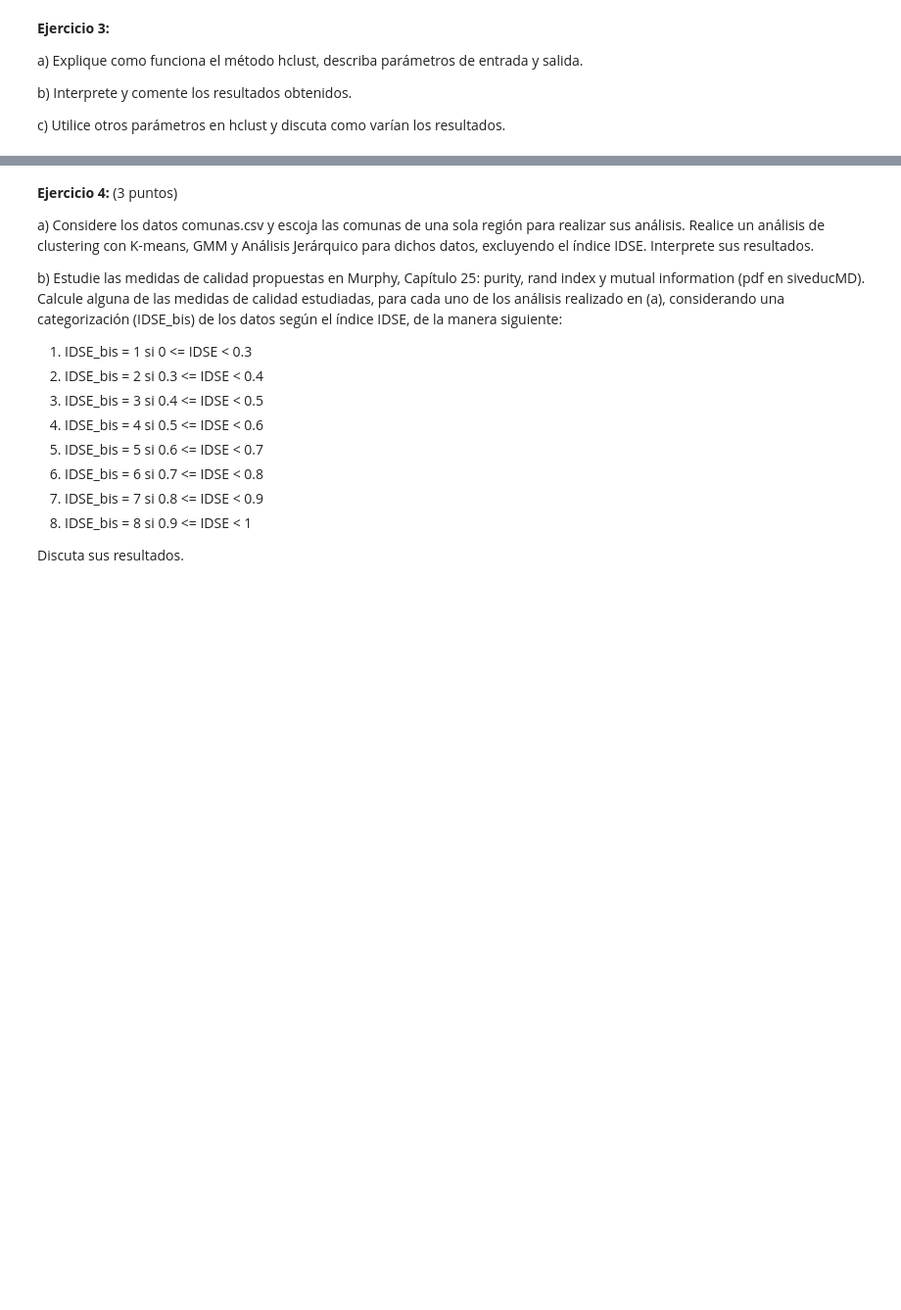
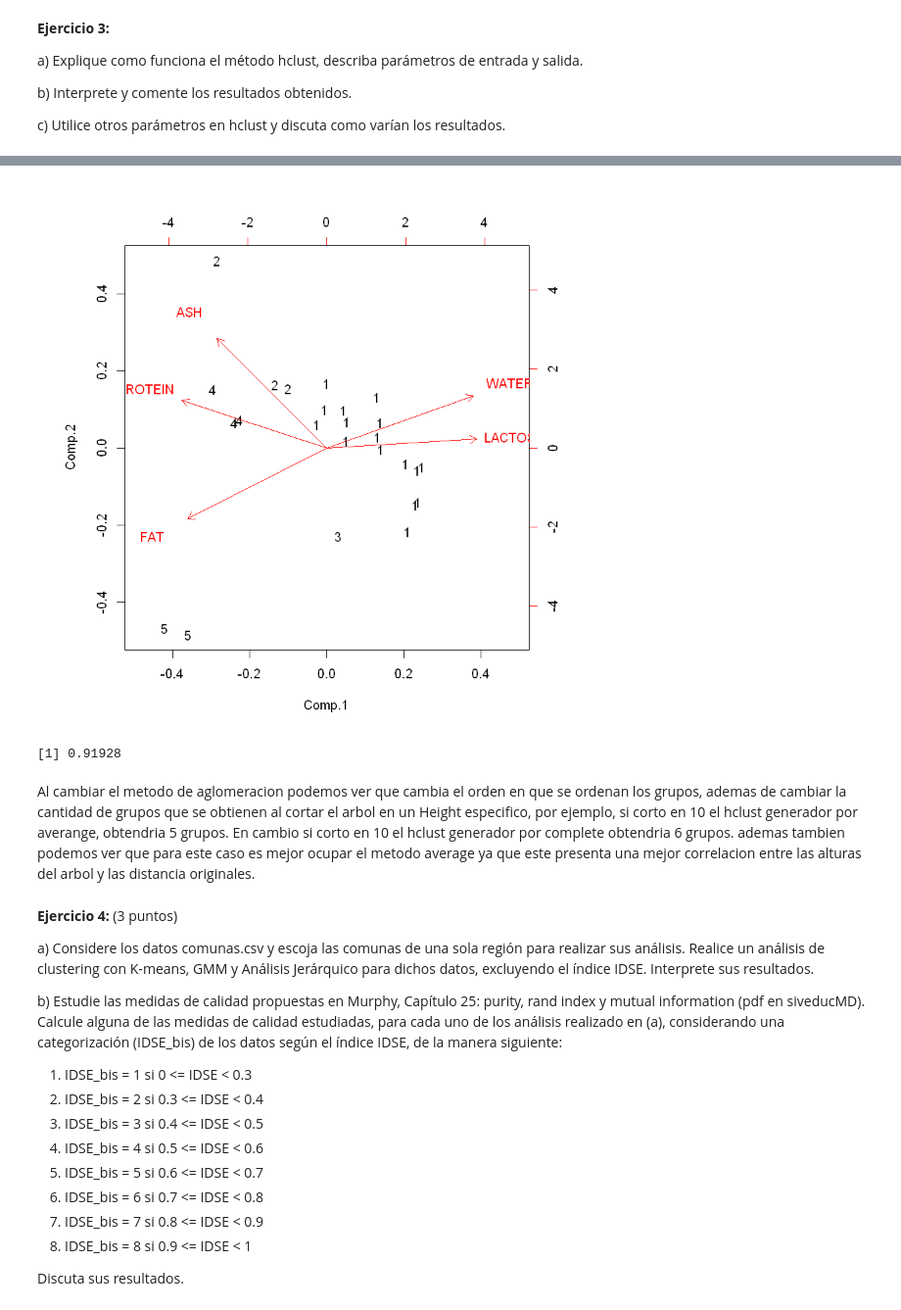
Before and after one commit to ReinaldoBustamante/Analisis-de-datos, a Jupyter notebook: GMM/Clustering_Notebook2.ipynb, the cells around one changed output, grey strips where cells are left out. Shown at 98% size. Drawn from its saved outputs; the diff is of its cells as text; code cells hidden in the pictures; blank space fills up the shorter version.

```diff
--- a/GMM/Clustering_Notebook2.ipynb
+++ b/GMM/Clustering_Notebook2.ipynb
@@ -197,3 +309,13 @@ c) Utilice otros parámetros en hclust y discuta como varían los resultados.
+# %%
+biplot(res, xlabs= cutree(res3,5))
+# %% [output]
+[figure, added]
+# %%
+cor(x = dist(datos), cophenetic(res3))
+# %% [output]
+[1] 0.91928
+# %% [markdown]
+Al cambiar el metodo de aglomeracion podemos ver que cambia el orden en que se ordenan los grupos, ademas de cambiar la cantidad de grupos que se obtienen al cortar el arbol en un Height especifico, por ejemplo, si corto en 10 el hclust generador por averange, obtendria 5 grupos. En cambio si corto en 10 el hclust generador por complete obtendria 6 grupos. ademas tambien podemos ver que para este caso es mejor ocupar el metodo average ya que este presenta una mejor correlacion entre las alturas del arbol y las distancia originales.
 # %% [markdown]
 **Ejercicio 4:** (3 puntos)
 
```
Also changed, not shown: parts of 40 cells of this notebook.
